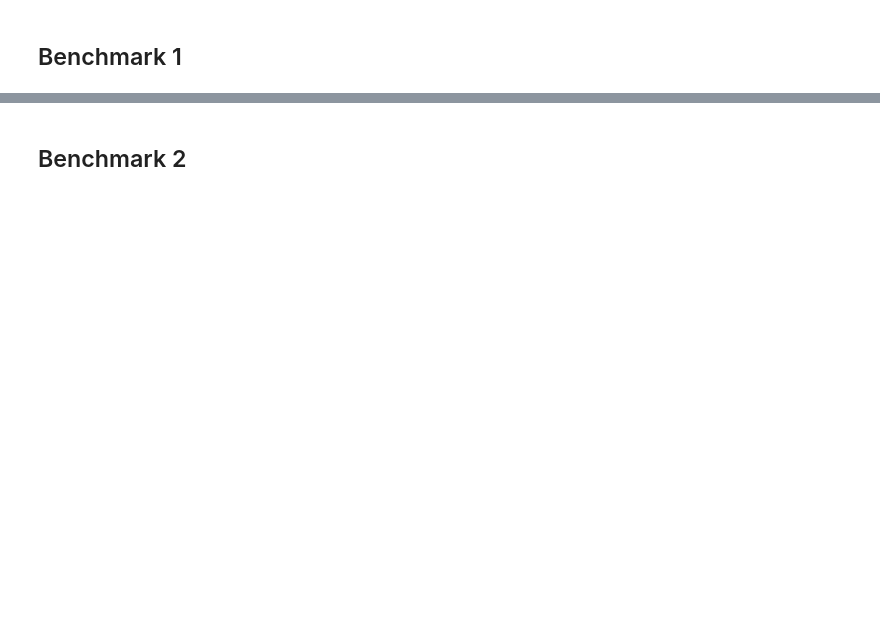
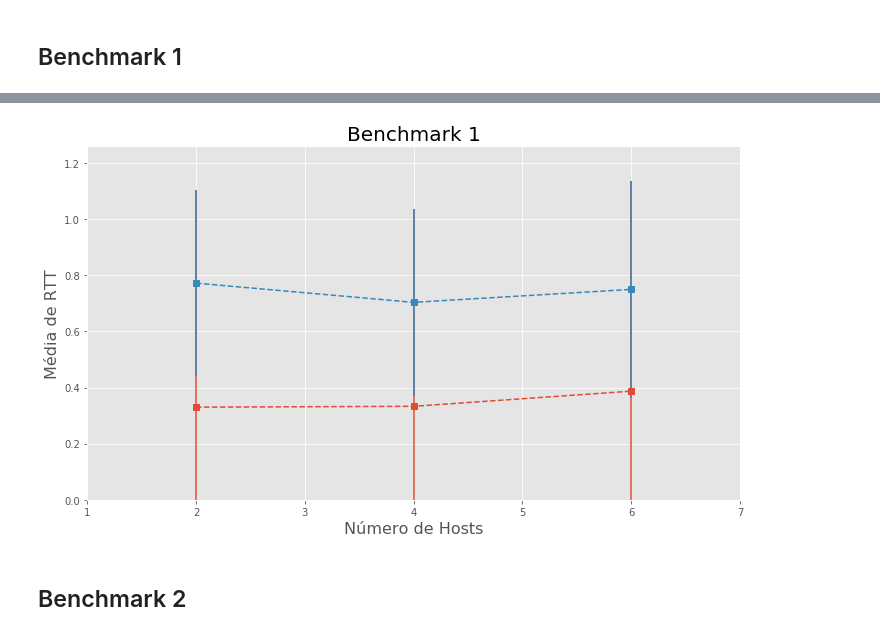
Before and after one commit to rafalencar1997/JadeContainer, a Jupyter notebook: analysis/Results.ipynb, the cells around one changed output, grey strips where cells are left out. Cells and saved outputs as stored; diff of their text form; code cells hidden in the pictures; blank space fills up the shorter version.

```diff
--- a/analysis/Results.ipynb
+++ b/analysis/Results.ipynb
@@ -21,17 +21,20 @@ def getDataframe(filename):
     readFile.close()
 
     df = pd.DataFrame.from_dict(data)
-
-    df.columns = ["Address", "RTT", "MessageSize", "NumberMessages"]
-    df["RTT"] = pd.to_numeric(df["RTT"], downcast="float")
+    df.columns = df.iloc[0]
+    df = df[1:]
+    df['RTT'] = pd.to_numeric(df['RTT'], downcast="float")
+    df['MessageSize'] = pd.to_numeric(df['MessageSize'], downcast="integer")
+    df['NumberOfMessages'] = pd.to_numeric(df['NumberOfMessages'], downcast="integer")
+    df[df.columns[4]] = pd.to_numeric(df[df.columns[4]], downcast="integer")
 
     return df
 # %%
-resultsFolder = "../bin/results/"
-resultsFiles = os.listdir(resultsFolder)
+def getBenchmark(benchmark):
+    resultsFolder = "../bin/results/Benchmark"+str(benchmark)+"/"
+    resultsFiles = os.listdir(resultsFolder)
 
-df = getDataframe(resultsFolder+resultsFiles[0])
-for i in range(len(resultsFiles)-1):
-    df = pd.concat([df, getDataframe(resultsFolder+resultsFiles[i+1])])
-print(df.shape)
-df.head(5)
+    df = getDataframe(resultsFolder+resultsFiles[0])
+    for i in range(len(resultsFiles)-1):
+        df = pd.concat([df, getDataframe(resultsFolder+resultsFiles[i+1])])
+    return df
@@ -69,0 +63,6 @@ df.columns = ["Address", "RTT", "MessageSize", "NumberOfMessages", "NumberOfHost
+# %%
+df = getBenchmark(1)
+dfMean = df.groupby(['NumberOfHosts', 'MessageSize', 'NumberOfMessages']).mean()
+dfStd  = df.groupby(['NumberOfHosts', 'MessageSize', 'NumberOfMessages']).std()
+dfAxis = dfMean.index.levels[0]
+df1Mean
@@ -70,2 +76,19 @@ df.columns = ["Address", "RTT", "MessageSize", "NumberOfMessages", "NumberOfHost
+# %%
+fig, ax = plt.subplots(figsize=(10, 6))
+
+ax.set_title('Benchmark 1 - Número de Hosts', fontsize=20)
+ax.legend(loc='upper left')
+ax.set_ylabel('Média de RTT', fontsize=16)
+ax.set_xlabel('Número de Hosts', fontsize=16)
+ax.set_xlim([dfAxis.min()-1, dfAxis.max()+1])
+ax.set_ylim([0,dfMean.max()['RTT']+dfStd.max()['RTT']+0.1])
+
+
+plt.errorbar(dfAxis, dfMean['RTT'], yerr=dfStd['RTT'], fmt='--s')
+plt.errorbar(dfAxis, dfStd['RTT'], yerr=dfMean['RTT'], fmt='--s')
+
+fig.tight_layout()
+# %% [output]
+[figure, added]
 # %% [markdown]
 ## Benchmark 2
```
Also changed, not shown: parts of 14 cells of this notebook, 5 other files.
